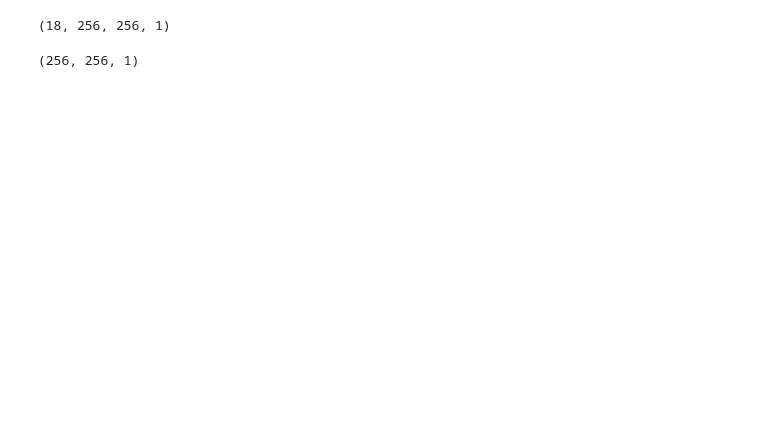
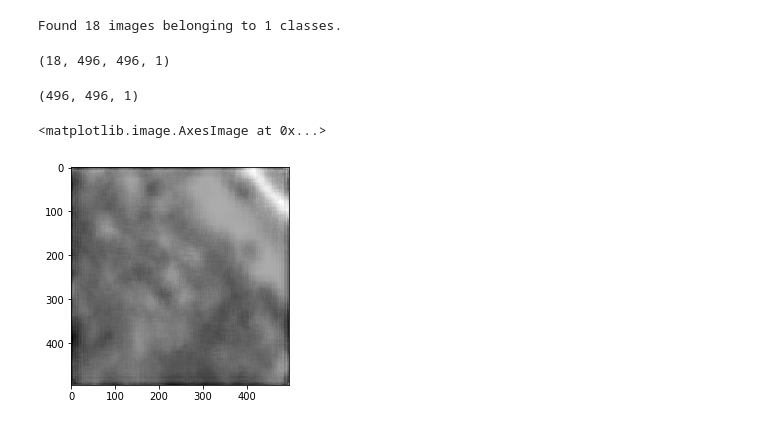
Before and after one commit to bhavesh907/Building-footprint, a Jupyter notebook: segmentation-generator-obj-keras.ipynb, the cells around one changed output. Cells and saved outputs as stored; diff of their text form; code cells hidden in the pictures; blank space fills up the shorter version.

```diff
--- a/segmentation-generator-obj-keras.ipynb
+++ b/segmentation-generator-obj-keras.ipynb
@@ -255,0 +316,12 @@ pred = m.predict_generator(test,18)
+# %%
+test_datagen = ImageDataGenerator(rescale=1./255)
+
+test_image_generator = test_datagen.flow_from_directory('/media/monster/New Volume1/AerialImageDataset/train/test_frames',
+    batch_size = 1,
+    target_size=(img_size,img_size),
+    color_mode='rgb',
+    classes=None,
+    class_mode=None
+) #NORMALLY 4/8/16/32)
+# %% [output]
+Found 18 images belonging to 1 classes.
@@ -256,8 +337,11 @@ pred = m.predict_generator(test,18)
+# %%
+test_image_generator.reset()
+predict=m.predict_generator(test_image_generator, steps = len(test_image_generator.filenames))
 # %%
-pred.shape
+predict.shape
 # %% [output]
-(18, 256, 256, 1)
+(18, 496, 496, 1)
 # %%
-pred[0].shape
+predict[0].shape
 # %% [output]
-(256, 256, 1)
+(496, 496, 1)
@@ -269,0 +348,5 @@ img.show()
+# %%
+plt.imshow(predict[0][:,:,0], cmap=plt.cm.gray)
+# %% [output]
+<matplotlib.image.AxesImage at 0x...>
+[figure, added]
```
Also changed, not shown: parts of 21 cells of this notebook, 4 other files.
